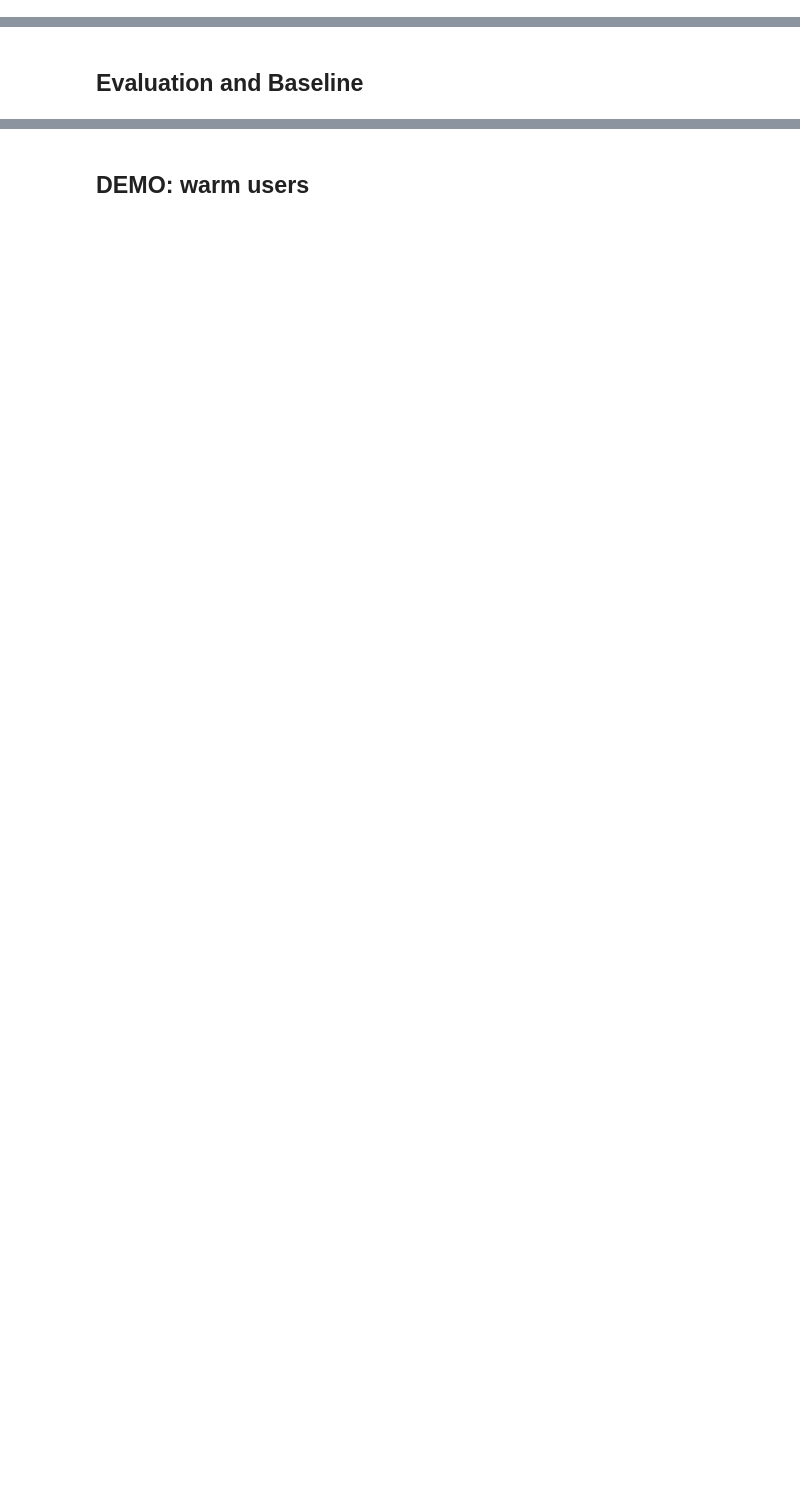
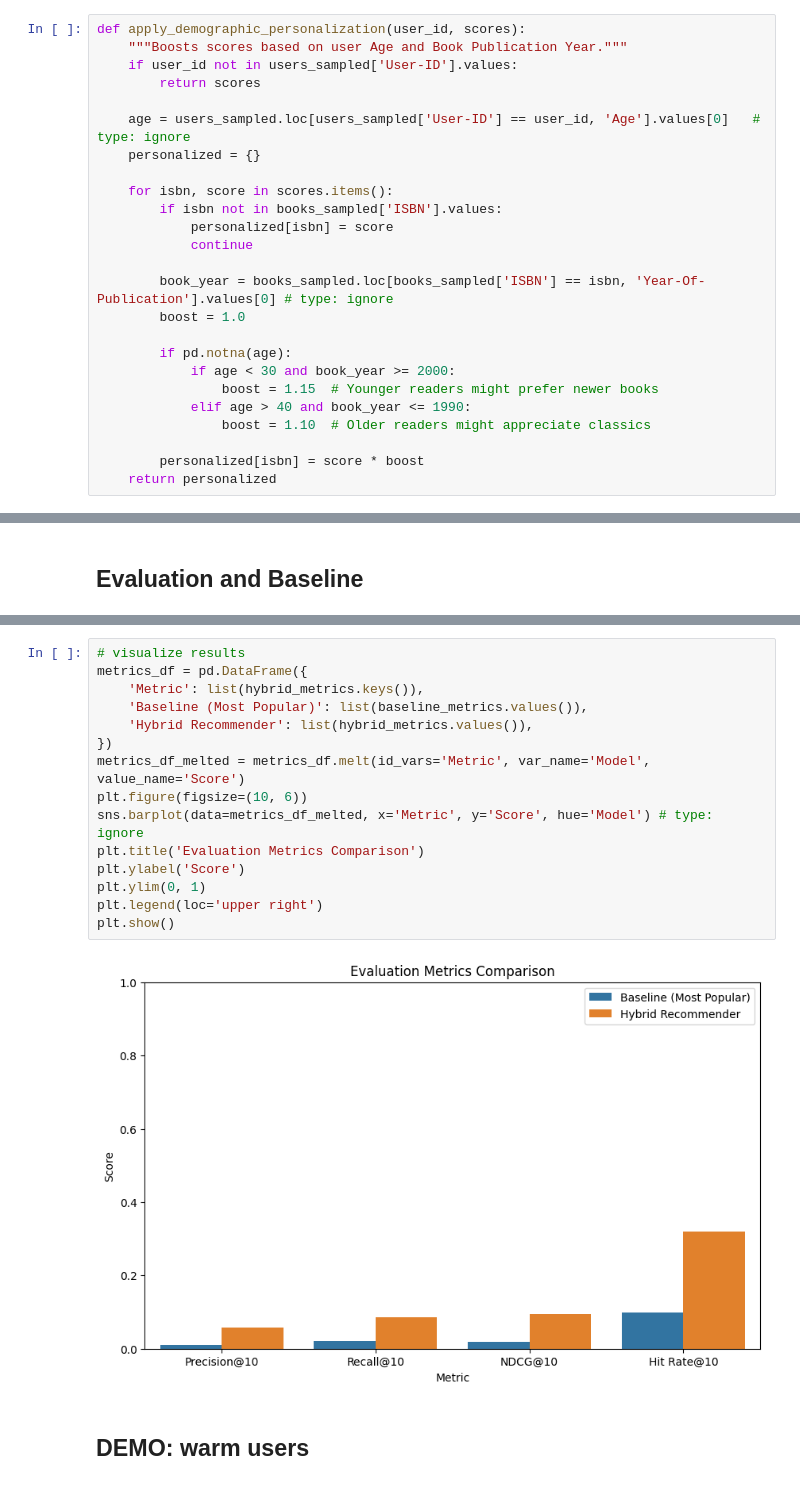
Before and after one commit to rtweera/recommender-systems-project, a Jupyter notebook: notebooks/recommender-updated.ipynb, the cells around one changed output, grey strips where cells are left out. Saved outputs shown, nothing was run; the diff lists cells and outputs as text; blank space fills up the shorter version.

```diff
--- a/notebooks/recommender-updated.ipynb
+++ b/notebooks/recommender-updated.ipynb
@@ -553,0 +556,25 @@ def recommend_books(user_id, n=10):
+# %%
+def apply_demographic_personalization(user_id, scores):
+    """Boosts scores based on user Age and Book Publication Year."""
+    if user_id not in users_sampled['User-ID'].values:
+        return scores
+
+    age = users_sampled.loc[users_sampled['User-ID'] == user_id, 'Age'].values[0]   # type: ignore
+    personalized = {}
+
+    for isbn, score in scores.items():
+        if isbn not in books_sampled['ISBN'].values:
+            personalized[isbn] = score
+            continue
+
+        book_year = books_sampled.loc[books_sampled['ISBN'] == isbn, 'Year-Of-Publication'].values[0] # type: ignore
+        boost = 1.0
+
+        if pd.notna(age):
+            if age < 30 and book_year >= 2000:
+                boost = 1.15  # Younger readers might prefer newer books
+            elif age > 40 and book_year <= 1990:
+                boost = 1.10  # Older readers might appreciate classics
+
+        personalized[isbn] = score * boost
+    return personalized
@@ -622,3 +717,20 @@ Hit Rate@10: 0.1000
+# %%
+# visualize results
+metrics_df = pd.DataFrame({
+    'Metric': list(hybrid_metrics.keys()),
+    'Baseline (Most Popular)': list(baseline_metrics.values()),
+    'Hybrid Recommender': list(hybrid_metrics.values()),
+})
+metrics_df_melted = metrics_df.melt(id_vars='Metric', var_name='Model', value_name='Score')
+plt.figure(figsize=(10, 6))
+sns.barplot(data=metrics_df_melted, x='Metric', y='Score', hue='Model') # type: ignore
+plt.title('Evaluation Metrics Comparison')
+plt.ylabel('Score')
+plt.ylim(0, 1)
+plt.legend(loc='upper right')
+plt.show()
+# %% [output]
+[figure, added]
 # %% [markdown]
 ## DEMO: warm users
 # %%
```
Also changed, not shown: parts of 37 cells of this notebook, 1 other file.
